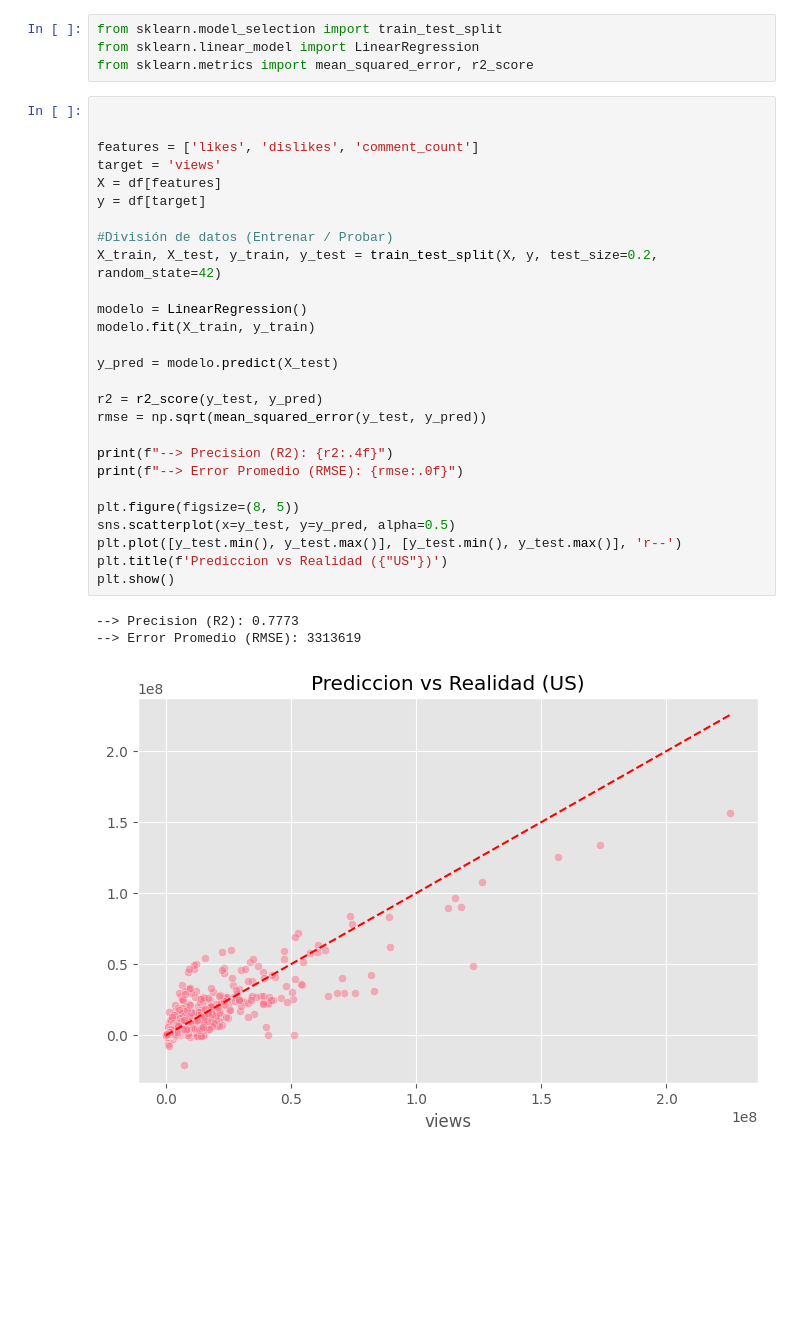
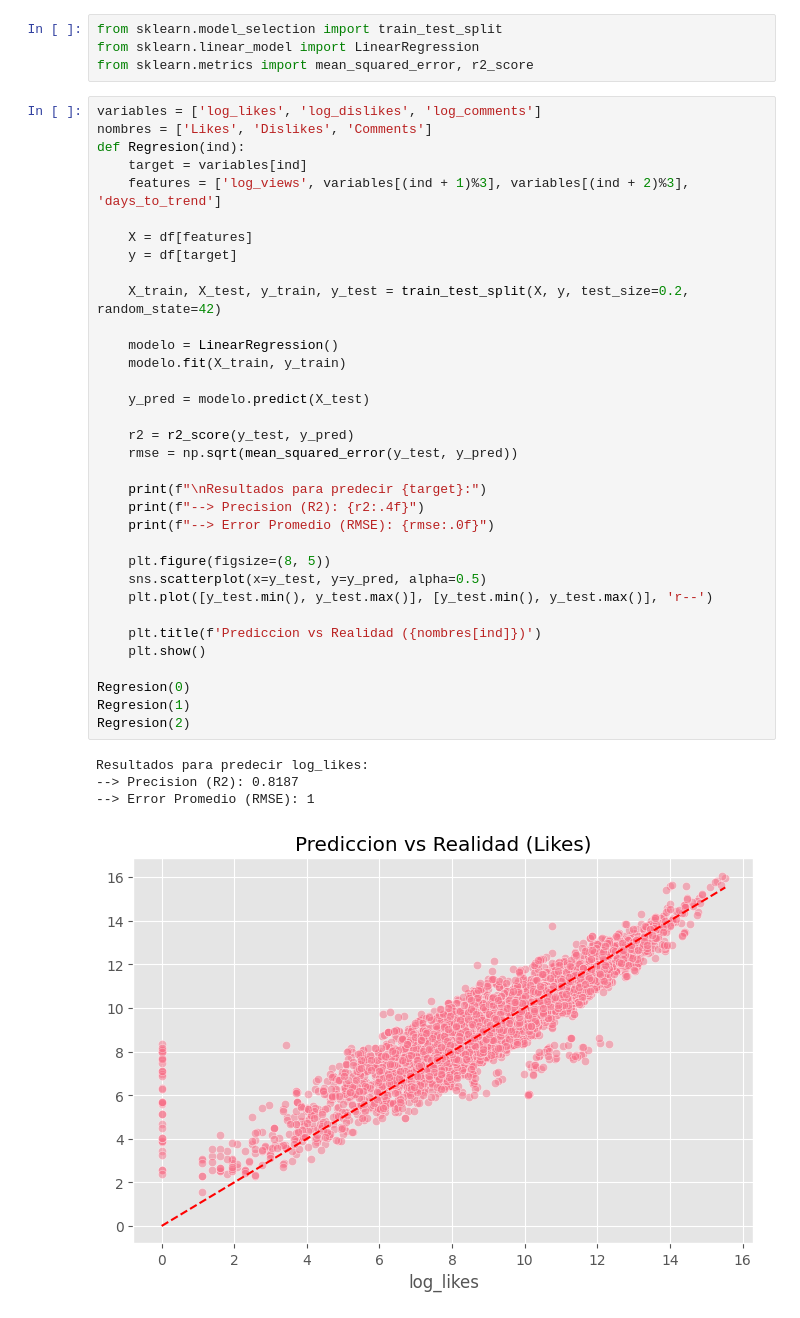
Before and after one commit to ghostrider101218/1ACC0216-TB2-2026-1, a Jupyter notebook: upc_2026_01_seccion_NRC_grupo4_tf.ipynb, the cells around one changed output. Drawn from its saved outputs; the diff is of its cells as text; blank space fills up the shorter version.

Commit message:
fix: eleccion de variables

```diff
--- a/upc_2026_01_seccion_NRC_grupo4_tf.ipynb
+++ b/upc_2026_01_seccion_NRC_grupo4_tf.ipynb
@@ -517,33 +538,41 @@ from sklearn.model_selection import train_test_split
 from sklearn.linear_model import LinearRegression
 from sklearn.metrics import mean_squared_error, r2_score
 # %%
+variables = ['log_likes', 'log_dislikes', 'log_comments']
+nombres = ['Likes', 'Dislikes', 'Comments']
+def Regresion(ind):
+    target = variables[ind]
+    features = ['log_views', variables[(ind + 1)%3], variables[(ind + 2)%3], 'days_to_trend']
 
+    X = df[features]
+    y = df[target]
 
-features = ['likes', 'dislikes', 'comment_count']
-target = 'views'
-X = df[features]
-y = df[target]
+    X_train, X_test, y_train, y_test = train_test_split(X, y, test_size=0.2, random_state=42)
 
-#División de datos (Entrenar / Probar)
-X_train, X_test, y_train, y_test = train_test_split(X, y, test_size=0.2, random_state=42)
+    modelo = LinearRegression()
+    modelo.fit(X_train, y_train)
 
-modelo = LinearRegression()
-modelo.fit(X_train, y_train)
+    y_pred = modelo.predict(X_test)
 
-y_pred = modelo.predict(X_test)
+    r2 = r2_score(y_test, y_pred)
+    rmse = np.sqrt(mean_squared_error(y_test, y_pred))
 
-r2 = r2_score(y_test, y_pred)
-rmse = np.sqrt(mean_squared_error(y_test, y_pred))
+    print(f"\nResultados para predecir {target}:")
+    print(f"--> Precision (R2): {r2:.4f}")
+    print(f"--> Error Promedio (RMSE): {rmse:.0f}")
 
-print(f"--> Precision (R2): {r2:.4f}")
-print(f"--> Error Promedio (RMSE): {rmse:.0f}")
+    plt.figure(figsize=(8, 5))
+    sns.scatterplot(x=y_test, y=y_pred, alpha=0.5)
+    plt.plot([y_test.min(), y_test.max()], [y_test.min(), y_test.max()], 'r--')
 
-plt.figure(figsize=(8, 5))
-sns.scatterplot(x=y_test, y=y_pred, alpha=0.5)
-plt.plot([y_test.min(), y_test.max()], [y_test.min(), y_test.max()], 'r--')
-plt.title(f'Prediccion vs Realidad ({"US"})')
-plt.show()
+    plt.title(f'Prediccion vs Realidad ({nombres[ind]})')
+    plt.show()
+
+Regresion(0)
+Regresion(1)
+Regresion(2)
 # %% [output]
---> Precision (R2): 0.7773
---> Error Promedio (RMSE): 3313619
+Resultados para predecir log_likes:
+--> Precision (R2): 0.8187
+--> Error Promedio (RMSE): 1
-[figure, old version]
+[figure, new version]
```
Also changed, not shown: parts of 2 cells of this notebook.
